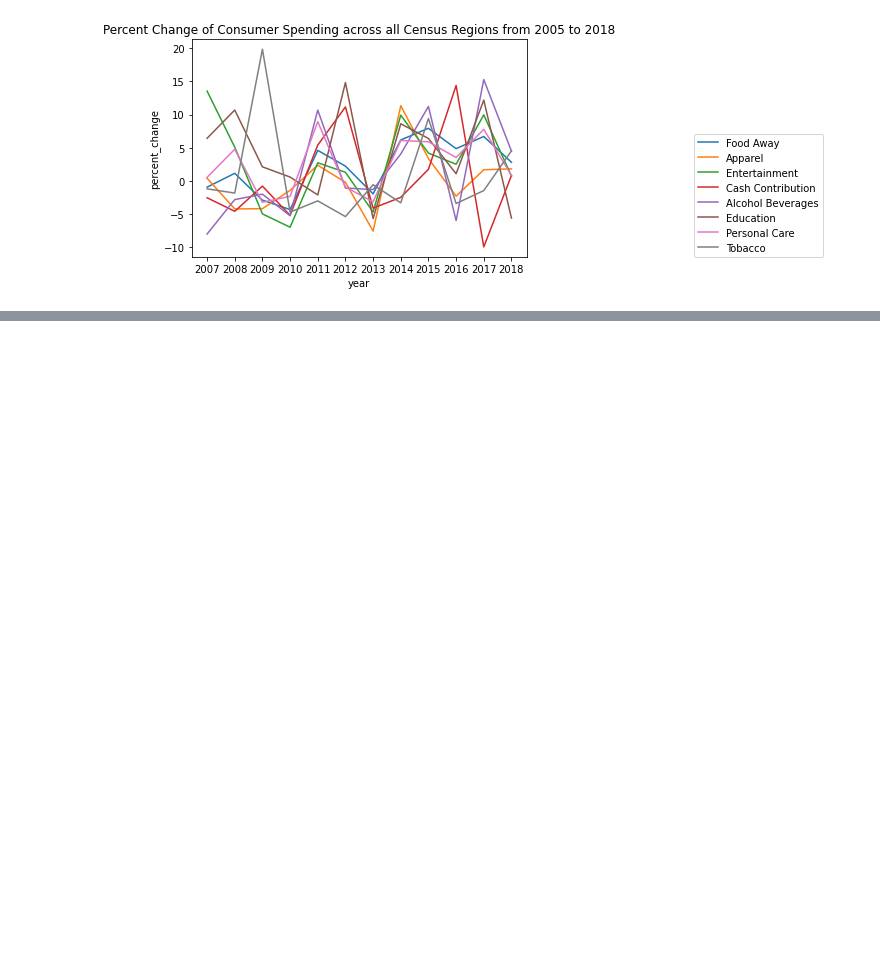
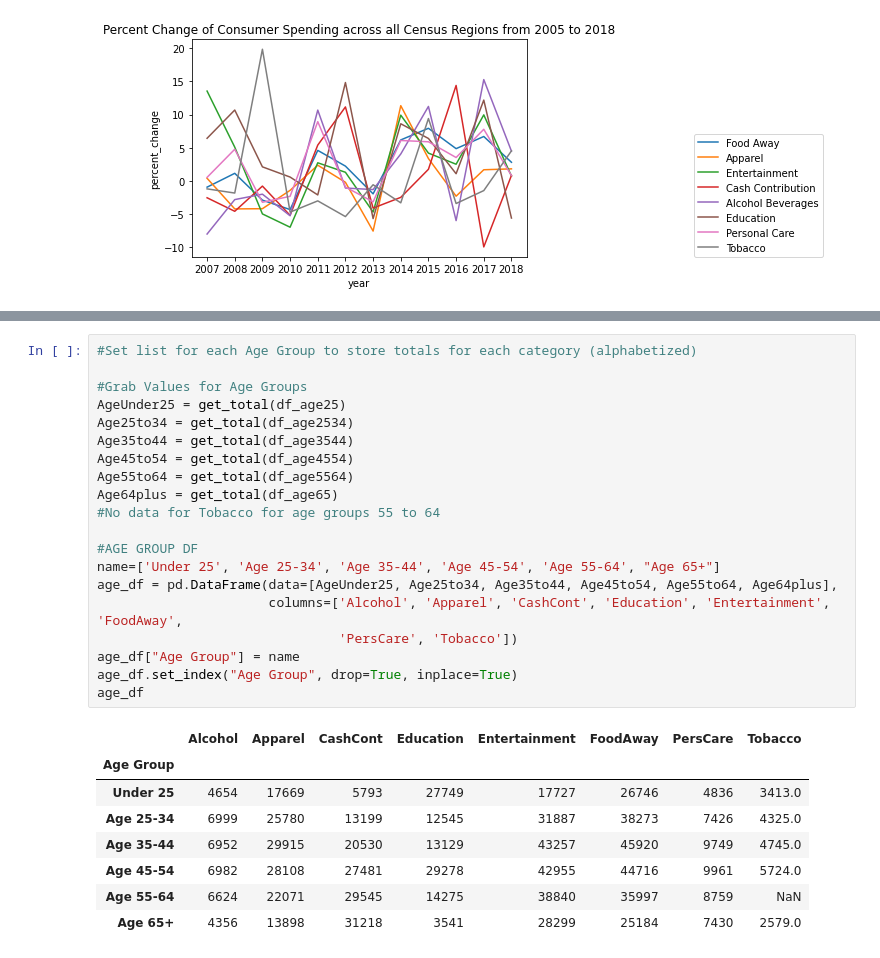
Before and after one commit to joshcoronel/discretionary-spending, a Jupyter notebook: Project_1_main.ipynb, the cells around one changed output, grey strips where cells are left out. Cells and saved outputs as stored; diff of their text form; blank space fills up the shorter version.

```diff
--- a/Project_1_main.ipynb
+++ b/Project_1_main.ipynb
@@ -433,0 +318,29 @@ list
+# %%
+#Set list for each Age Group to store totals for each category (alphabetized)
+
+#Grab Values for Age Groups
+AgeUnder25 = get_total(df_age25)
+Age25to34 = get_total(df_age2534)
+Age35to44 = get_total(df_age3544)
+Age45to54 = get_total(df_age4554)
+Age55to64 = get_total(df_age5564)
+Age64plus = get_total(df_age65)
+#No data for Tobacco for age groups 55 to 64
+
+#AGE GROUP DF
+name=['Under 25', 'Age 25-34', 'Age 35-44', 'Age 45-54', 'Age 55-64', "Age 65+"]
+age_df = pd.DataFrame(data=[AgeUnder25, Age25to34, Age35to44, Age45to54, Age55to64, Age64plus],
+                      columns=['Alcohol', 'Apparel', 'CashCont', 'Education', 'Entertainment', 'FoodAway',
+                               'PersCare', 'Tobacco'])
+age_df["Age Group"] = name
+age_df.set_index("Age Group", drop=True, inplace=True)
+age_df
+# %% [output]
+|  | Alcohol | Apparel | CashCont | Education | Entertainment | FoodAway | PersCare | Tobacco |
+| Age Group |  |  |  |  |  |  |  |  |
+| Under 25 | 4654 | 17669 | 5793 | 27749 | 17727 | 26746 | 4836 | 3413.0 |
+| Age 25-34 | 6999 | 25780 | 13199 | 12545 | 31887 | 38273 | 7426 | 4325.0 |
+| Age 35-44 | 6952 | 29915 | 20530 | 13129 | 43257 | 45920 | 9749 | 4745.0 |
+| Age 45-54 | 6982 | 28108 | 27481 | 29278 | 42955 | 44716 | 9961 | 5724.0 |
+| Age 55-64 | 6624 | 22071 | 29545 | 14275 | 38840 | 35997 | 8759 | NaN |
+| Age 65+ | 4356 | 13898 | 31218 | 3541 | 28299 | 25184 | 7430 | 2579.0 |
```
Also changed, not shown: parts of 15 cells of this notebook.
